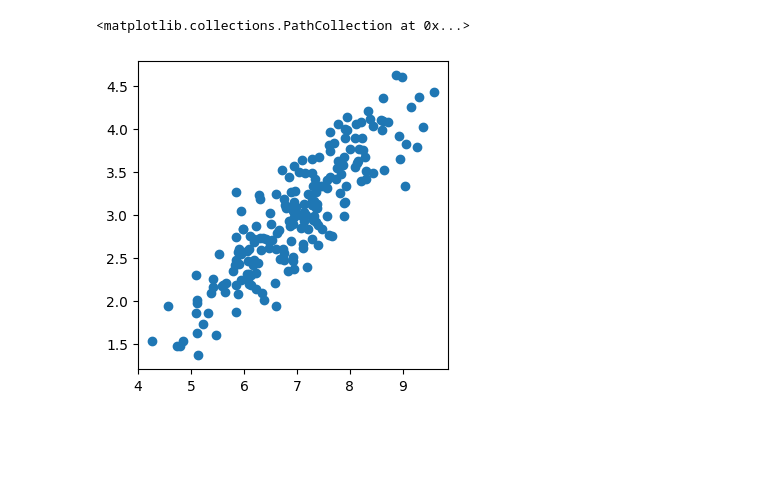
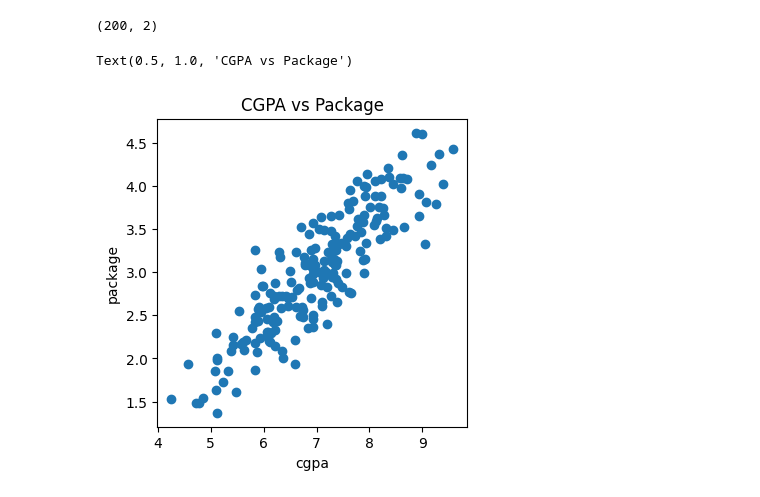
Before and after one commit to snehuvarbhe/Learn_basics_of_machine_learning, a Jupyter notebook: DAY2_First_ml_code/linear_reg.ipynb, the cells around one changed output. Cells and saved outputs as stored; diff of their text form; code cells hidden in the pictures; blank space fills up the shorter version.

```diff
--- a/DAY2_First_ml_code/linear_reg.ipynb
+++ b/DAY2_First_ml_code/linear_reg.ipynb
@@ -14,6 +47,13 @@ df.sample(3)
+# %%
+df.shape
+# %% [output]
+(200, 2)
 # %%
 plt.figure(figsize=(4,4))
 plt.scatter(x=df['cgpa'],y=df['package'])
+plt.xlabel("cgpa")
+plt.ylabel("package")
+plt.title("CGPA vs Package")
 # %% [output]
-<matplotlib.collections.PathCollection at 0x...>
+Text(0.5, 1.0, 'CGPA vs Package')
-[figure, old version]
+[figure, new version]
```
Also changed, not shown: parts of 11 cells of this notebook.
